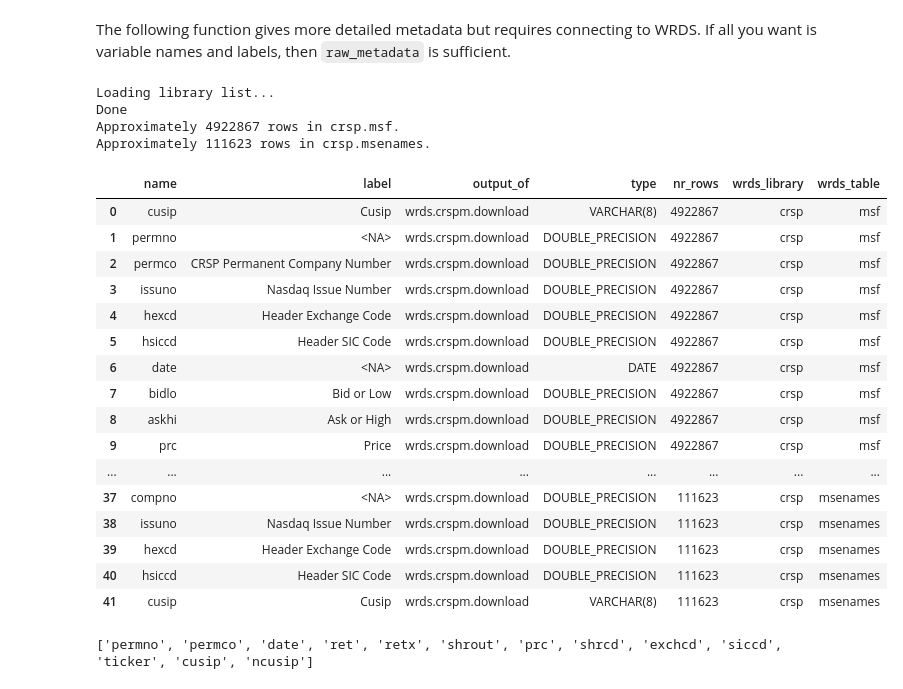
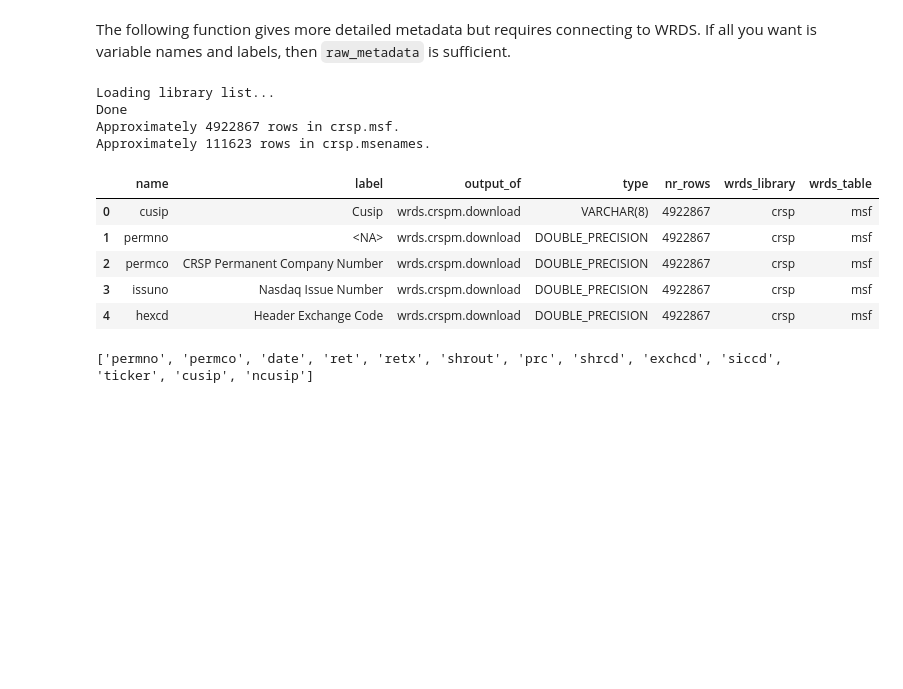
Before and after one commit to ionmihai/finsets, a Jupyter notebook: nbs/01_wrds/01_crspm.ipynb, the cells around one changed output. Drawn from its saved outputs; the diff is of its cells as text; code cells hidden in the pictures; blank space fills up the shorter version.

```diff
--- a/nbs/01_wrds/01_crspm.ipynb
+++ b/nbs/01_wrds/01_crspm.ipynb
@@ -19,6 +19,21 @@ import numpy as np
 import pandasmore as pdm
 from finsets.wrds import wrds_api
 from finsets import RESOURCES
+# %%
+#| exports
+PROVIDER = 'Wharton Research Data Services (WRDS)'
+URL = 'https://wrds-www.wharton.upenn.edu/pages/get-data/center-research-security-prices-crsp/annual-update/stock-security-files/monthly-stock-file/'
+LIBRARY = 'crsp'
+TABLE = 'msf'
+NAMES_TABLE = 'msenames'
+DELIST_TABLE = 'msedelist'
+FREQ = 'M'
+MIN_YEAR = 1925
+MAX_YEAR = None
+ENTITY_ID_IN_RAW_DSET = 'permno'
+ENTITY_ID_IN_CLEAN_DSET = 'permno'
+TIME_VAR_IN_RAW_DSET = 'date'
+TIME_VAR_IN_CLEAN_DSET = 'Mdate'
 # %%
 #| export
 def raw_metadata(rawfile: str|Path=RESOURCES/'crspm_variable_descriptions.csv', # location of the raw variable labels file
@@ -56,7 +71,7 @@ The following function gives more detailed metadata but requires connecting to W
 #| export
 def raw_metadata_extra(wrds_username: str=None
              ) -> pd.DataFrame:
-    "Collects metadata from WRDS `crsp.msf` and `crsp.msenames` tables and merges it with `variable_labels`."
+    "Collects metadata from WRDS `{LIBRARY}.{TABLE}` and `{LIBRARY}.{NAMES_TABLE}` tables and merges it with `variable_labels`."
 
     if wrds_username is None:
         wrds_username = os.getenv('WRDS_USERNAME')
@@ -64,22 +79,22 @@ def raw_metadata_extra(wrds_username: str=None
 
     try:
         db = wrds_api.Connection(wrds_username = wrds_username)
-        msf = db.describe_table('crsp','msf')
-        msf_rows = db.get_row_count('crsp','msf')
-        mse = db.describe_table('crsp','msenames')
-        mse_rows = db.get_row_count('crsp','msenames')
+        msf = db.describe_table(LIBRARY,TABLE)
+        msf_rows = db.get_row_count(LIBRARY,TABLE)
+        mse = db.describe_table(LIBRARY,NAMES_TABLE)
+        mse_rows = db.get_row_count(LIBRARY,NAMES_TABLE)
     finally:
         db.close()
 
     msf_meta = msf[['name','type']].copy()
     msf_meta['nr_rows'] = msf_rows
-    msf_meta['wrds_library'] = 'crsp'
-    msf_meta['wrds_table'] = 'msf'
+    msf_meta['wrds_library'] = LIBRARY
+    msf_meta['wrds_table'] = TABLE
 
     mse_meta = mse[['name','type']].copy()
     mse_meta['nr_rows'] = mse_rows
-    mse_meta['wrds_library'] = 'crsp'
-    mse_meta['wrds_table'] = 'msenames'
+    mse_meta['wrds_library'] = LIBRARY
+    mse_meta['wrds_table'] = NAMES_TABLE
 
     crsp_meta = (pd.concat([msf_meta, mse_meta],axis=0, ignore_index=True)
                 .merge(raw_metadata()[['name','label']], how='left', on='name'))
@@ -92,29 +107,18 @@ def raw_metadata_extra(wrds_username: str=None
     return crsp_meta
 # %%
 #| eval: false
-raw_metadata_extra()
+raw_metadata_extra().head(5)
 # %% [output]
 Loading library list...
 Done
 Approximately 4922867 rows in crsp.msf.
 Approximately 111623 rows in crsp.msenames.
 |  | name | label | output_of | type | nr_rows | wrds_library | wrds_table |
 | 0 | cusip | Cusip | wrds.crspm.download | VARCHAR(8) | 4922867 | crsp | msf |
 | 1 | permno | <NA> | wrds.crspm.download | DOUBLE_PRECISION | 4922867 | crsp | msf |
 | 2 | permco | CRSP Permanent Company Number | wrds.crspm.download | DOUBLE_PRECISION | 4922867 | crsp | msf |
 | 3 | issuno | Nasdaq Issue Number | wrds.crspm.download | DOUBLE_PRECISION | 4922867 | crsp | msf |
 | 4 | hexcd | Header Exchange Code | wrds.crspm.download | DOUBLE_PRECISION | 4922867 | crsp | msf |
-| 5 | hsiccd | Header SIC Code | wrds.crspm.download | DOUBLE_PRECISION | 4922867 | crsp | msf |
-| 6 | date | <NA> | wrds.crspm.download | DATE | 4922867 | crsp | msf |
-| 7 | bidlo | Bid or Low | wrds.crspm.download | DOUBLE_PRECISION | 4922867 | crsp | msf |
-| 8 | askhi | Ask or High | wrds.crspm.download | DOUBLE_PRECISION | 4922867 | crsp | msf |
-| 9 | prc | Price | wrds.crspm.download | DOUBLE_PRECISION | 4922867 | crsp | msf |
-| ... | ... | ... | ... | ... | ... | ... | ... |
-| 37 | compno | <NA> | wrds.crspm.download | DOUBLE_PRECISION | 111623 | crsp | msenames |
-| 38 | issuno | Nasdaq Issue Number | wrds.crspm.download | DOUBLE_PRECISION | 111623 | crsp | msenames |
-| 39 | hexcd | Header Exchange Code | wrds.crspm.download | DOUBLE_PRECISION | 111623 | crsp | msenames |
-| 40 | hsiccd | Header SIC Code | wrds.crspm.download | DOUBLE_PRECISION | 111623 | crsp | msenames |
-| 41 | cusip | Cusip | wrds.crspm.download | VARCHAR(8) | 111623 | crsp | msenames |
 # %%
 #| export
 def default_raw_vars():
```
Also changed, not shown: parts of 5 cells of this notebook, 6 other files.
